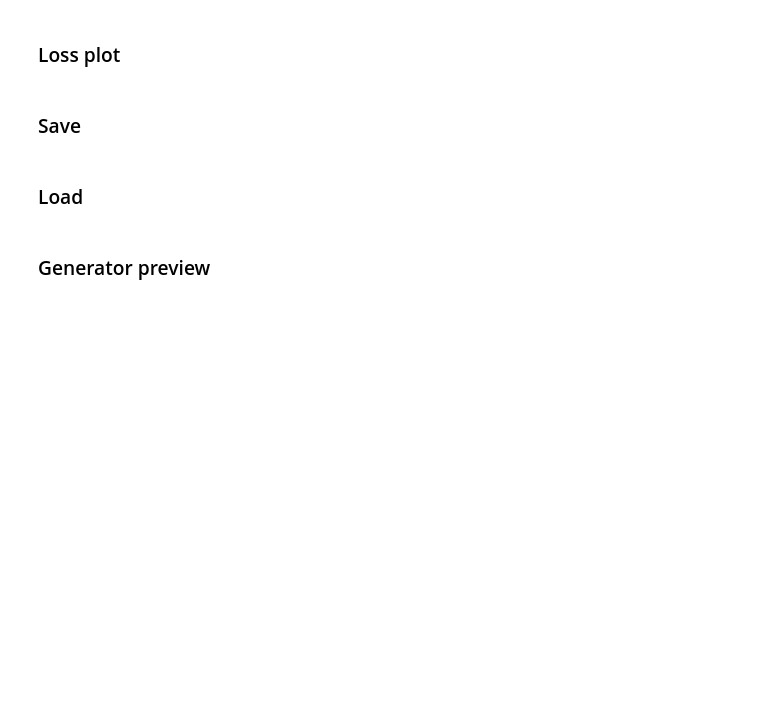
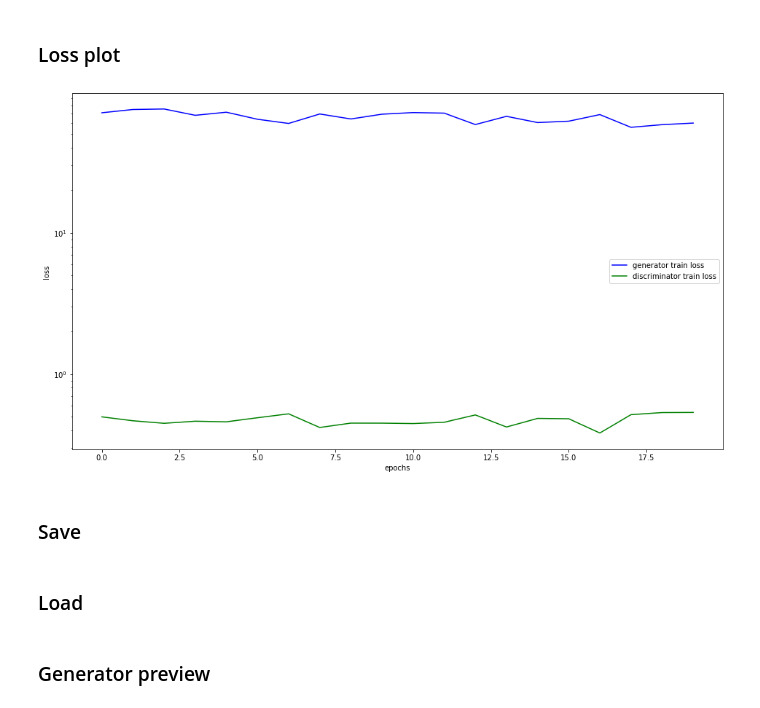
Before and after one commit to adriansuwala/ml2020-21, a Jupyter notebook: projekt/pix2pix.ipynb, the cells around one changed output. Cells and saved outputs as stored; diff of their text form; code cells hidden in the pictures; blank space fills up the shorter version.

```diff
--- a/projekt/pix2pix.ipynb
+++ b/projekt/pix2pix.ipynb
@@ -421,12 +488,12 @@ class RandomJitter:
 std, mean = 0.5, 0.5
 
 torch.manual_seed(777)
-facades_train = Facades(root="datasets", folder="train",
+facades_train = Facades(root="datasets", folder="train", download=True,
                         transform=transforms.Compose([transforms.ToTensor(),
                                                       RandomJitter((286,286), (256,256), 0.5),
                                                       transforms.RandomHorizontalFlip(0.5),
                                                       transforms.Normalize(mean, std)]))
-facades_test = Facades(root="datasets", folder="test",
+facades_test = Facades(root="datasets", folder="test", download=False,
                         transform=transforms.Compose([transforms.ToTensor(),
                                                       transforms.Normalize(mean, std)]))
 # %% [markdown]
@@ -454,26 +518,21 @@ tensor([[0.5023, 0.5015, 0.5039, 0.5023, 0.5034, 0.5031, 0.5019, 0.5035, 0.5037,
 BATCH_SIZE = 1
 LR = 0.0002
 BETAS = (0.5, 0.999)
+DEVICE = torch.device("cuda:0" if torch.cuda.is_available() else "cpu")
 
-gen = Pix2PixGenerator(optim=torch.optim.Adam, lr=LR, betas=BETAS)
-dis = Pix2PixDiscriminator(optim=torch.optim.Adam, criterion=torch.nn.BCELoss(), lr=LR, betas=BETAS)
-
-def gen_get_masks(batch_size):
-    test_loader = torch.utils.data.DataLoader(facades_test, batch_size=batch_size, shuffle=True, num_workers=0, drop_last=True)
-    def get_masks():
-        for imgs, masks in itertools.cycle(test_loader):
-            yield masks
-    return get_masks()
+#gen = Pix2PixGenerator(optim=torch.optim.Adam, lr=LR, betas=BETAS).to(DEVICE)
+gen = UNetGenerator(optim=torch.optim.Adam, lr=LR, betas=BETAS).to(DEVICE)
+dis = Pix2PixDiscriminator(optim=torch.optim.Adam, criterion=torch.nn.BCELoss(), lr=LR, betas=BETAS).to(DEVICE)
 # %%
-EPOCHS=50
+EPOCHS=20
 TIME = time.strftime("%Y-%m-%d_%H-%M", time.localtime())
 
-fw_snapshot = gen_save_examples("images/%s" % TIME, gen, cond_gen=gen_get_masks(16),
-                                period=25, name_format="{epoch}_{batch}.png",
-                                nrow=8, padding=0)
-model_snapshot = gen_save_model("models/", gen, dis, BATCH_SIZE, period=100,
-                                name_format="facades_%s_{epoch}_{batch}" % TIME)
+# fw_snapshot = gen_save_examples("images/%s" % TIME, gen, cond_gen=gen_get_masks(16),
+                                # period=50, name_format="{epoch}_{batch}.png",
+                                # nrow=8, padding=0)
+# model_snapshot = gen_save_model("models/", gen, dis, BATCH_SIZE, period=200,
+                                # name_format="facades_%s_{epoch}_{batch}" % TIME)
 
-dataloader = torch.utils.data.DataLoader(facades_train, batch_size=BATCH_SIZE, shuffle=True, num_workers=0, drop_last=True)
-stats = train(gen, dis, dataloader, epochs=EPOCHS, fw_snapshot=fw_snapshot, model_snapshot=model_snapshot)
+dataloader = torch.utils.data.DataLoader(facades_train, batch_size=BATCH_SIZE, shuffle=True, num_workers=2, drop_last=True)
+stats = train(gen, dis, dataloader, epochs=EPOCHS, device=DEVICE) #, fw_snapshot=fw_snapshot, model_snapshot=model_snapshot)
 # %% [output]
@@ -485,3 +542,7 @@ show_stats(stats, len(dataloader), EPOCHS, step=1, draw_sma=True, draw_batches=T
+# %%
+show_stats(stats)
+# %% [output]
+[figure, added]
 # %% [markdown]
 ### Save
 # %%
```
Also changed, not shown: parts of 24 cells of this notebook, 1 other file.
